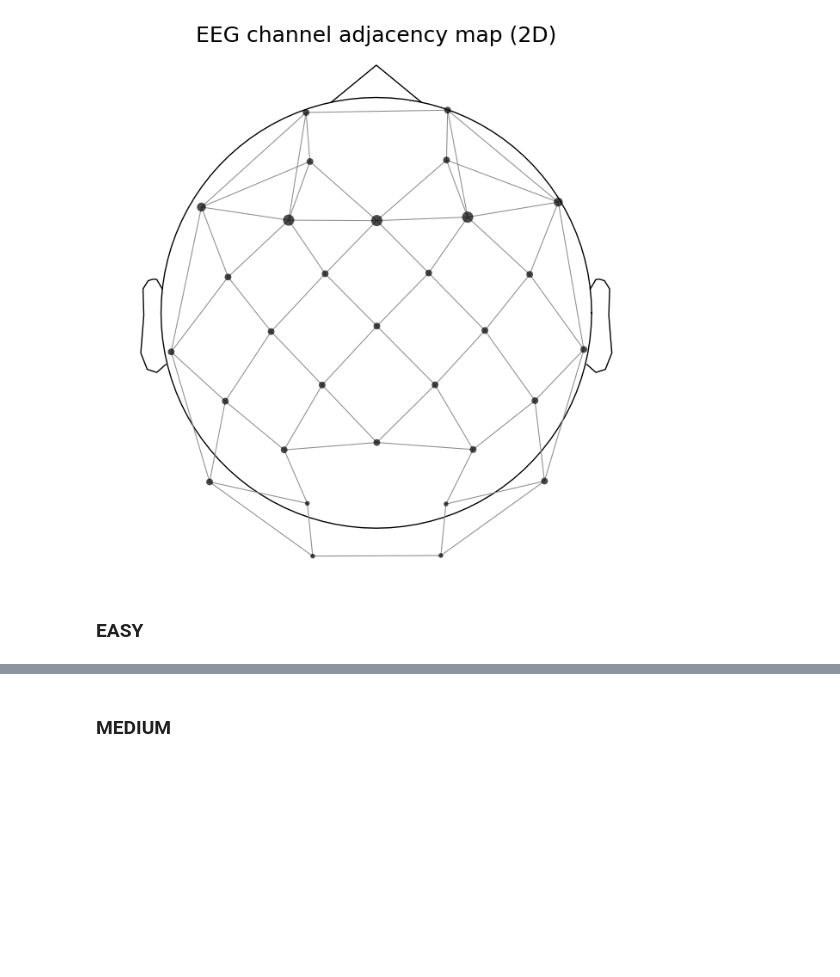
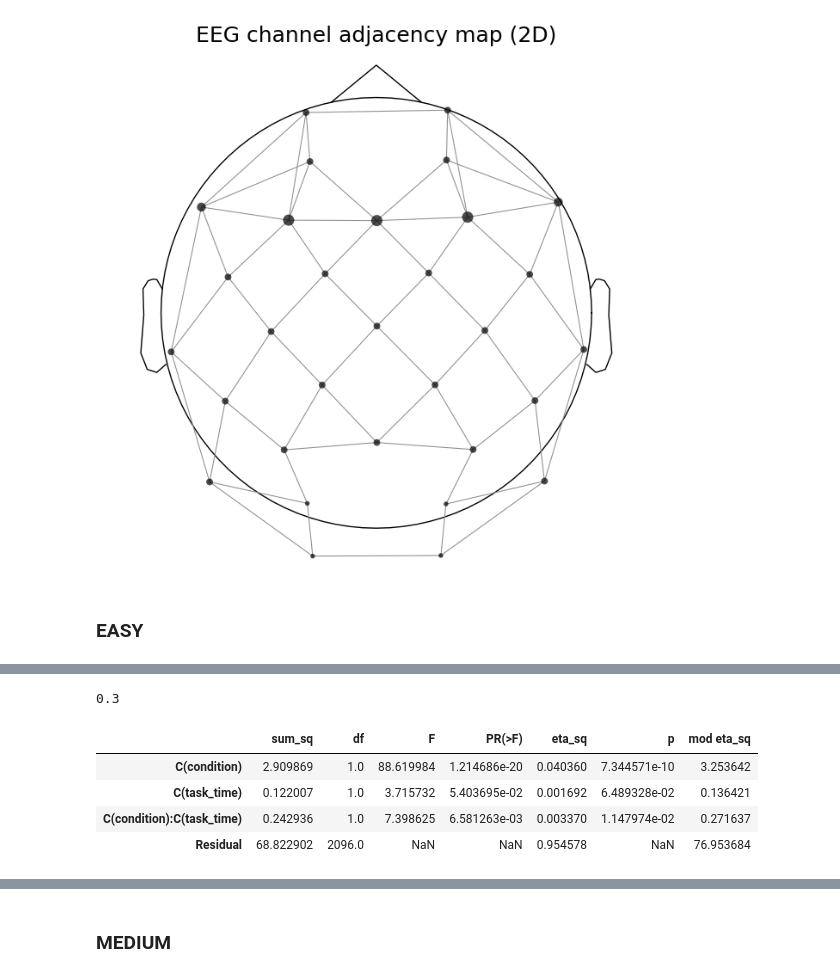
Before and after one commit to Shawnzty/tRNS-Intelligence, a Jupyter notebook: processing/LRTC/task_alpha.ipynb, the cells around one changed output, grey strips where cells are left out. Saved outputs shown, nothing was run; the diff lists cells and outputs as text; code cells hidden in the pictures; blank space fills up the shorter version.

Commit message:
update ANOVA

```diff
--- a/processing/LRTC/task_alpha.ipynb
+++ b/processing/LRTC/task_alpha.ipynb
@@ -303,3 +306,75 @@ Post-sham vs. Post-active: p = 1.8265314138995822e-07
+# %%
+# ANOVA
+def make_anova_table(pre_sham, post_sham, pre_active, post_active, difficulty):
+    df = pd.DataFrame(columns=['condition', 'task_time', 'difficulty', 'reaction_time'])
+    # Create a new DataFrame for the new rows to be inserted
+    new_rows = pd.DataFrame({
+        'condition': ['sham'] * len(pre_sham),    # Repeat 'sham' for the length of rt_sham_before
+        'task_time': ['pre'] * len(pre_sham),   # Repeat 'pre' for the same length
+        'difficulty': [difficulty] * len(pre_sham),  # Repeat 'endo valid' for the same length
+        'reaction_time': pre_sham                        # Reaction times
+    })
+    df = pd.concat([df, new_rows], ignore_index=True)
+
+    new_rows = pd.DataFrame({
+        'condition': ['sham'] * len(post_sham),    # Repeat 'sham' for the length of rt_sham_before
+        'task_time': ['post'] * len(post_sham),   # Repeat 'pre' for the same length
+        'difficulty': [difficulty] * len(post_sham),  # Repeat 'endo valid' for the same length
+        'reaction_time': post_sham                        # Reaction times
+    })
+    df = pd.concat([df, new_rows], ignore_index=True)
+
+    new_rows = pd.DataFrame({
+        'condition': ['active'] * len(pre_active),    # Repeat 'sham' for the length of rt_sham_before
+        'task_time': ['pre'] * len(pre_active),   # Repeat 'pre' for the same length
+        'difficulty': [difficulty] * len(pre_active),  # Repeat 'endo valid' for the same length
+        'reaction_time': pre_active                        # Reaction times
+    })
+    df = pd.concat([df, new_rows], ignore_index=True)
+
+    new_rows = pd.DataFrame({
+        'condition': ['active'] * len(post_active),    # Repeat 'sham' for the length of rt_sham_before
+        'task_time': ['post'] * len(post_active),   # Repeat 'pre' for the same length
+        'difficulty': [difficulty] * len(post_active),  # Repeat 'endo valid' for the same length
+        'reaction_time': post_active                        # Reaction times
+    })
+    df = pd.concat([df, new_rows], ignore_index=True)
+
+    return df
+
+
+def fvalue_to_p(fvalue, df_num, df_denom):
+    return 1 - stats.f.cdf(fvalue, df_num, df_denom)
+
+
+anova_table = make_anova_table(presham_data.ravel(), postsham_data.ravel(), preactive_data.ravel(), postactive_data.ravel(), 'easy1')
+# Assuming df is your DataFrame
+# Ensure correct data types
+# anova_table['reaction_time'] = anova_table['reaction_time'].astype('int')
+
+anova_table['condition'] = anova_table['condition'].astype('category')
+anova_table['task_time'] = anova_table['task_time'].astype('category')
+
+
+# Fit the model
+model = ols('reaction_time ~ C(condition) * C(task_time)', data=anova_table).fit()
+
+# Perform ANOVAs
+anova_results = anova_lm(model, typ=2)  # Using Type II Sum of Squares
+
+# Calculate Eta Squared
+anova_results['eta_sq'] = anova_results['sum_sq'] / sum(anova_results['sum_sq'])
+anova_results['p'] = anova_results.apply(lambda row: fvalue_to_p(row['F'], row['df'], 26), axis=1)
+anova_results['mod eta_sq'] = anova_results.apply(lambda row: row['eta_sq']*(2096/26), axis=1)
+
+anova_results
+# %% [output]
+0.3
+|  | sum_sq | df | F | PR(>F) | eta_sq | p | mod eta_sq |
+| C(condition) | 2.909869 | 1.0 | 88.619984 | 1.214686e-20 | 0.040360 | 7.344571e-10 | 3.253642 |
+| C(task_time) | 0.122007 | 1.0 | 3.715732 | 5.403695e-02 | 0.001692 | 6.489328e-02 | 0.136421 |
+| C(condition):C(task_time) | 0.242936 | 1.0 | 7.398625 | 6.581263e-03 | 0.003370 | 1.147974e-02 | 0.271637 |
+| Residual | 68.822902 | 2096.0 | NaN | NaN | 0.954578 | NaN | 76.953684 |
 # %%
 significant_electrodes = np.array([18,22,25,26,29]) - 1
 
```
Also changed, not shown: parts of 14 cells of this notebook, 4 other files.
